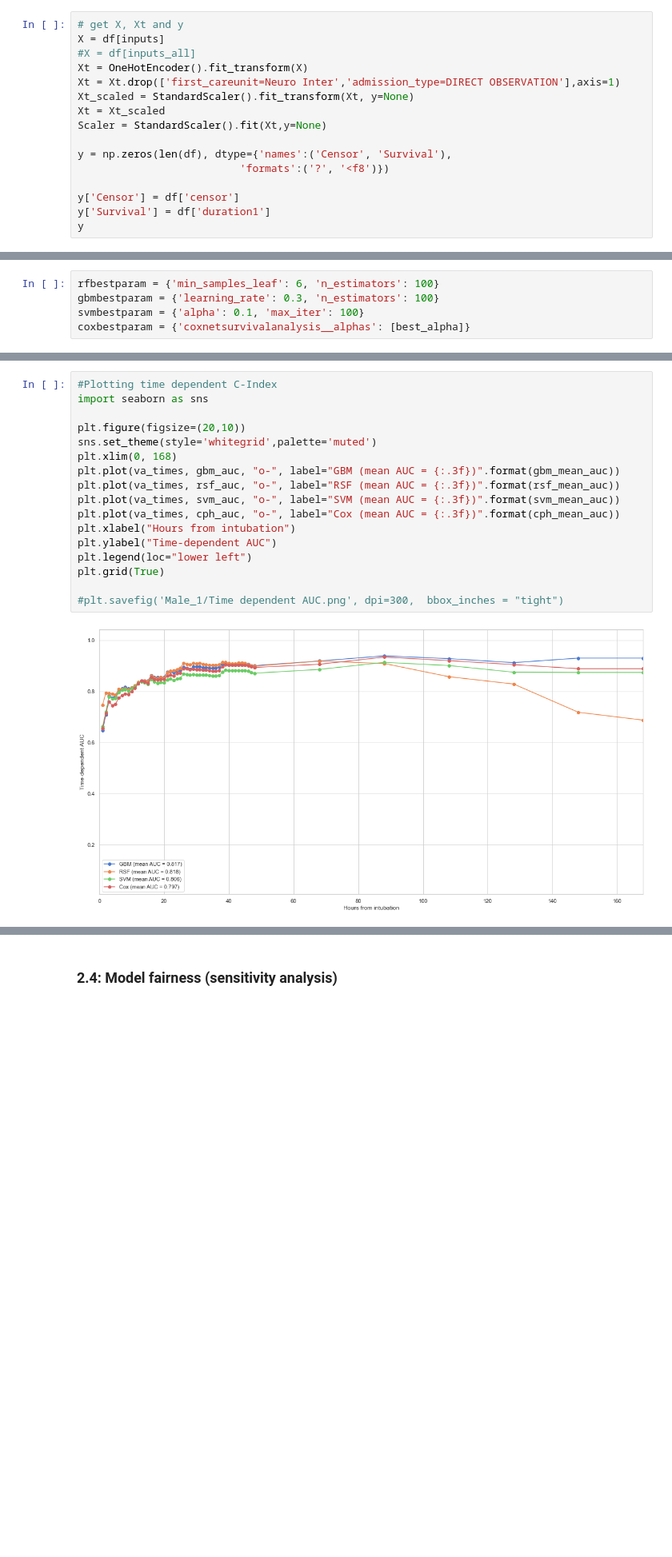
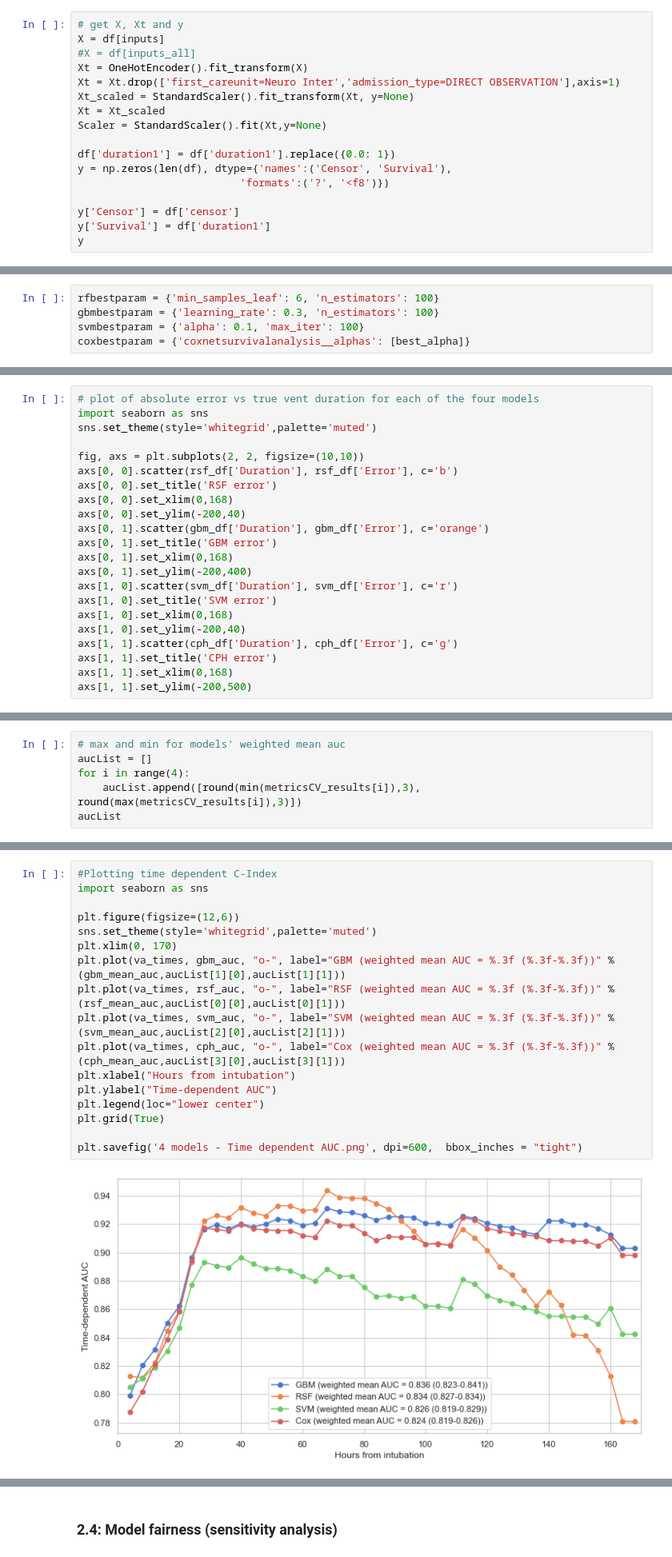
Before and after one commit to marcelchee/trident3, a Jupyter notebook: survival_vent.ipynb, the cells around one changed output, grey strips where cells are left out. Shown: that part at 80% size. Saved outputs shown, nothing was run; the diff lists cells and outputs as text; blank space fills up the shorter version.

```diff
--- a/survival_vent.ipynb
+++ b/survival_vent.ipynb
@@ -184,6 +142,7 @@ Xt_scaled = StandardScaler().fit_transform(Xt, y=None)
 Xt = Xt_scaled
 Scaler = StandardScaler().fit(Xt,y=None)
 
+df['duration1'] = df['duration1'].replace({0.0: 1})
 y = np.zeros(len(df), dtype={'names':('Censor', 'Survival'),
                           'formats':('?', '<f8')})
 
@@ -441,0 +635,22 @@ Cox: 0.711 (0.010)
+# %%
+# plot of absolute error vs true vent duration for each of the four models
+import seaborn as sns
+sns.set_theme(style='whitegrid',palette='muted')
+
+fig, axs = plt.subplots(2, 2, figsize=(10,10))
+axs[0, 0].scatter(rsf_df['Duration'], rsf_df['Error'], c='b')
+axs[0, 0].set_title('RSF error')
+axs[0, 0].set_xlim(0,168)
+axs[0, 0].set_ylim(-200,40)
+axs[0, 1].scatter(gbm_df['Duration'], gbm_df['Error'], c='orange')
+axs[0, 1].set_title('GBM error')
+axs[0, 1].set_xlim(0,168)
+axs[0, 1].set_ylim(-200,400)
+axs[1, 0].scatter(svm_df['Duration'], svm_df['Error'], c='r')
+axs[1, 0].set_title('SVM error')
+axs[1, 0].set_xlim(0,168)
+axs[1, 0].set_ylim(-200,40)
+axs[1, 1].scatter(cph_df['Duration'], cph_df['Error'], c='g')
+axs[1, 1].set_title('CPH error')
+axs[1, 1].set_xlim(0,168)
+axs[1, 1].set_ylim(-200,500)
@@ -489,0 +736,6 @@ NameError: name 'cph' is not defined
+# %%
+# max and min for models' weighted mean auc
+aucList = []
+for i in range(4):
+    aucList.append([round(min(metricsCV_results[i]),3), round(max(metricsCV_results[i]),3)])
+aucList
@@ -490,19 +752,19 @@ NameError: name 'cph' is not defined
 # %%
 #Plotting time dependent C-Index
 import seaborn as sns
 
-plt.figure(figsize=(20,10))
+plt.figure(figsize=(12,6))
 sns.set_theme(style='whitegrid',palette='muted')
-plt.xlim(0, 168)
-plt.plot(va_times, gbm_auc, "o-", label="GBM (mean AUC = {:.3f})".format(gbm_mean_auc))
-plt.plot(va_times, rsf_auc, "o-", label="RSF (mean AUC = {:.3f})".format(rsf_mean_auc))
-plt.plot(va_times, svm_auc, "o-", label="SVM (mean AUC = {:.3f})".format(svm_mean_auc))
-plt.plot(va_times, cph_auc, "o-", label="Cox (mean AUC = {:.3f})".format(cph_mean_auc))
+plt.xlim(0, 170)
+plt.plot(va_times, gbm_auc, "o-", label="GBM (weighted mean AUC = %.3f (%.3f-%.3f))" % (gbm_mean_auc,aucList[1][0],aucList[1][1]))
+plt.plot(va_times, rsf_auc, "o-", label="RSF (weighted mean AUC = %.3f (%.3f-%.3f))" % (rsf_mean_auc,aucList[0][0],aucList[0][1]))
+plt.plot(va_times, svm_auc, "o-", label="SVM (weighted mean AUC = %.3f (%.3f-%.3f))" % (svm_mean_auc,aucList[2][0],aucList[2][1]))
+plt.plot(va_times, cph_auc, "o-", label="Cox (weighted mean AUC = %.3f (%.3f-%.3f))" % (cph_mean_auc,aucList[3][0],aucList[3][1]))
 plt.xlabel("Hours from intubation")
 plt.ylabel("Time-dependent AUC")
-plt.legend(loc="lower left")
+plt.legend(loc="lower center")
 plt.grid(True)
 
-#plt.savefig('Male_1/Time dependent AUC.png', dpi=300,  bbox_inches = "tight")
+plt.savefig('4 models - Time dependent AUC.png', dpi=600,  bbox_inches = "tight")
 # %% [output]
-[figure, old version]
+[figure, new version]
```
Also changed, not shown: parts of 62 cells of this notebook, 4 other files.
